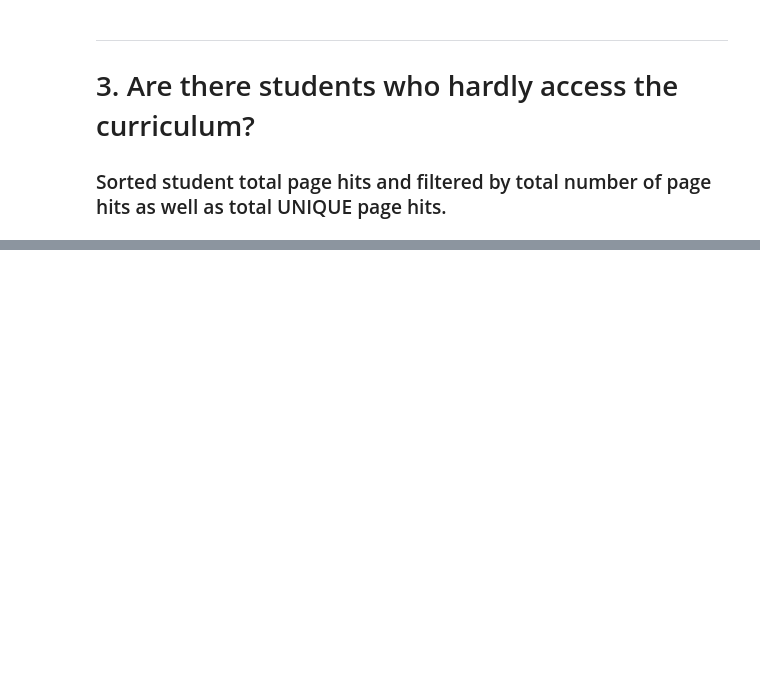
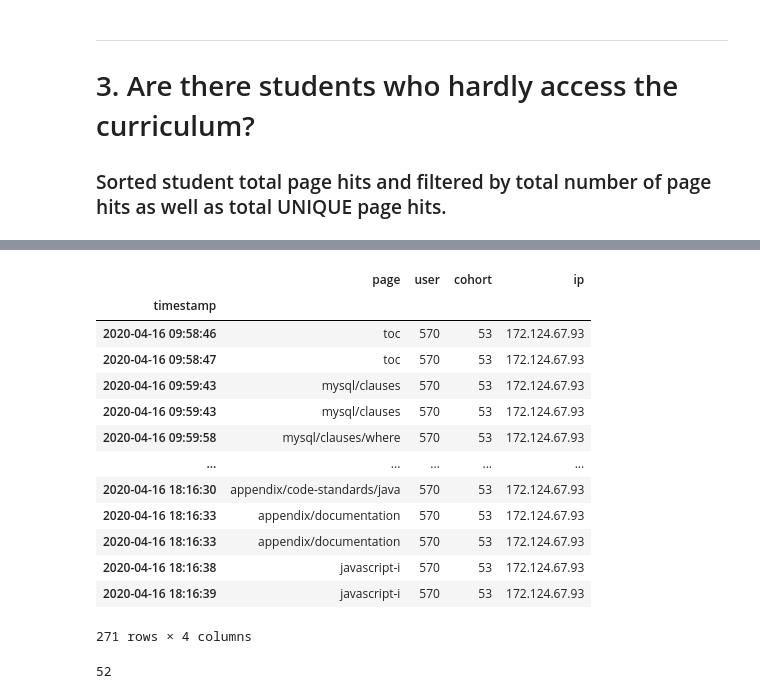
Before and after one commit to RichardAlcabes22/anomaly-detection-exercises, a Jupyter notebook: AD_project_final.ipynb, the cells around one changed output, grey strips where cells are left out. Cells and saved outputs as stored; diff of their text form; code cells hidden in the pictures; blank space fills up the shorter version.

```diff
--- a/AD_project_final.ipynb
+++ b/AD_project_final.ipynb
@@ -141,0 +328,26 @@ page_views.sort_values('nunique',ascending=False)
+# %%
+# create a dataframe for specified user 570
+df570 = df[(df['user'] == '570')&(df['cohort'] == '53')]
+# %%
+# Busy day on 4-16-2020 for User 570
+df570['2020-04-16':'2020-04-17']
+# %% [output]
+|  | page | user | cohort | ip |
+| timestamp |  |  |  |  |
+| 2020-04-16 09:58:46 | toc | 570 | 53 | 172.124.67.93 |
+| 2020-04-16 09:58:47 | toc | 570 | 53 | 172.124.67.93 |
+| 2020-04-16 09:59:43 | mysql/clauses | 570 | 53 | 172.124.67.93 |
+| 2020-04-16 09:59:43 | mysql/clauses | 570 | 53 | 172.124.67.93 |
+| 2020-04-16 09:59:58 | mysql/clauses/where | 570 | 53 | 172.124.67.93 |
+| ... | ... | ... | ... | ... |
+| 2020-04-16 18:16:30 | appendix/code-standards/java | 570 | 53 | 172.124.67.93 |
+| 2020-04-16 18:16:33 | appendix/documentation | 570 | 53 | 172.124.67.93 |
+| 2020-04-16 18:16:33 | appendix/documentation | 570 | 53 | 172.124.67.93 |
+| 2020-04-16 18:16:38 | javascript-i | 570 | 53 | 172.124.67.93 |
+| 2020-04-16 18:16:39 | javascript-i | 570 | 53 | 172.124.67.93 |
+271 rows × 4 columns
+# %%
+# Unique ip addresses in use:
+df570.ip.nunique()
+# %% [output]
+52
```
Also changed, not shown: parts of 32 cells of this notebook, 1 other file.
